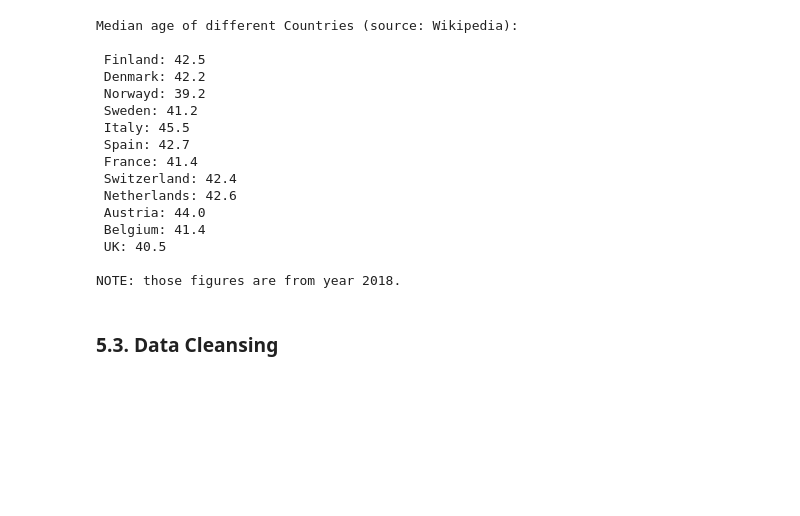
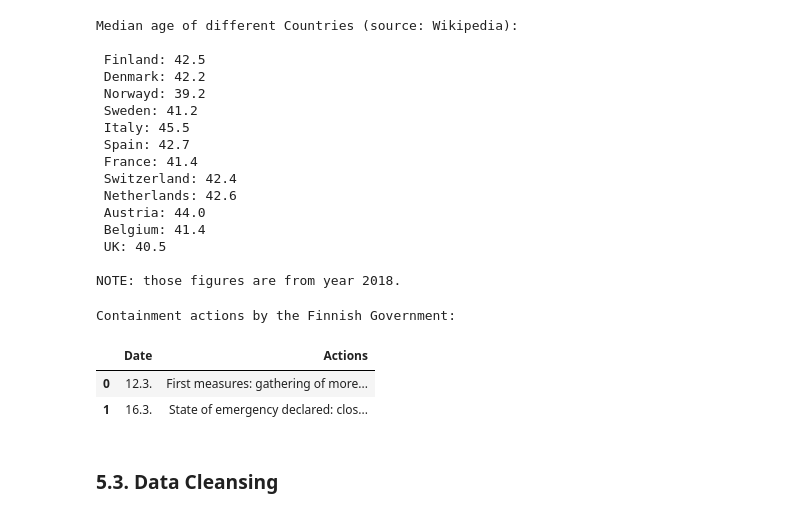
Before and after one commit to BerniHacker/Coronavirus, a Jupyter notebook: Coronavirus_Finland.ipynb, the cells around one changed output. Saved outputs shown, nothing was run; the diff lists cells and outputs as text; code cells hidden in the pictures; blank space fills up the shorter version.

Commit message:
list of Finnish government actions added

```diff
--- a/Coronavirus_Finland.ipynb
+++ b/Coronavirus_Finland.ipynb
@@ -469,6 +472,20 @@ netherlands_median_age = 42.6
 austria_median_age = 44.0
 belgium_median_age = 41.4
 uk_median_age = 40.5
+# %%
+# List of containment actions taken by the Finnish Government
+
+# Creating a dataframe
+measures = pd.DataFrame(columns=['Date', 'Actions'])
+
+# Adding the actions
+measures = measures.append(pd.Series(["12.3.",
+"First measures: gathering of more than 500 people banned"],
+index=measures.columns), ignore_index=True)
+
+measures = measures.append(pd.Series(["16.3.",
+"State of emergency declared: closing shools, universities, museums, theatres, libraries, sport facilities; gathering of more than 10 people banned"],
+index=measures.columns), ignore_index=True)
 # %% [markdown]
 ## 5. Data Analysis <a name="5."></a>
 # %% [markdown]
@@ -703,6 +720,17 @@ Median age of different Countries (source: Wikipedia):
  UK: 40.5
 
 NOTE: those figures are from year 2018.
+# %%
+pd.options.display.max_colwidth = 150
+
+print("Containment actions by the Finnish Government:\n")
+
+measures
+# %% [output]
+Containment actions by the Finnish Government:
+|  | Date | Actions |
+| 0 | 12.3. | First measures: gathering of more... |
+| 1 | 16.3. | State of emergency declared: clos... |
 # %% [markdown]
 ### 5.3. Data Cleansing<a name="5.3."></a>
 # %%
```
Also changed, not shown: parts of 4 cells of this notebook, 2 other files.
